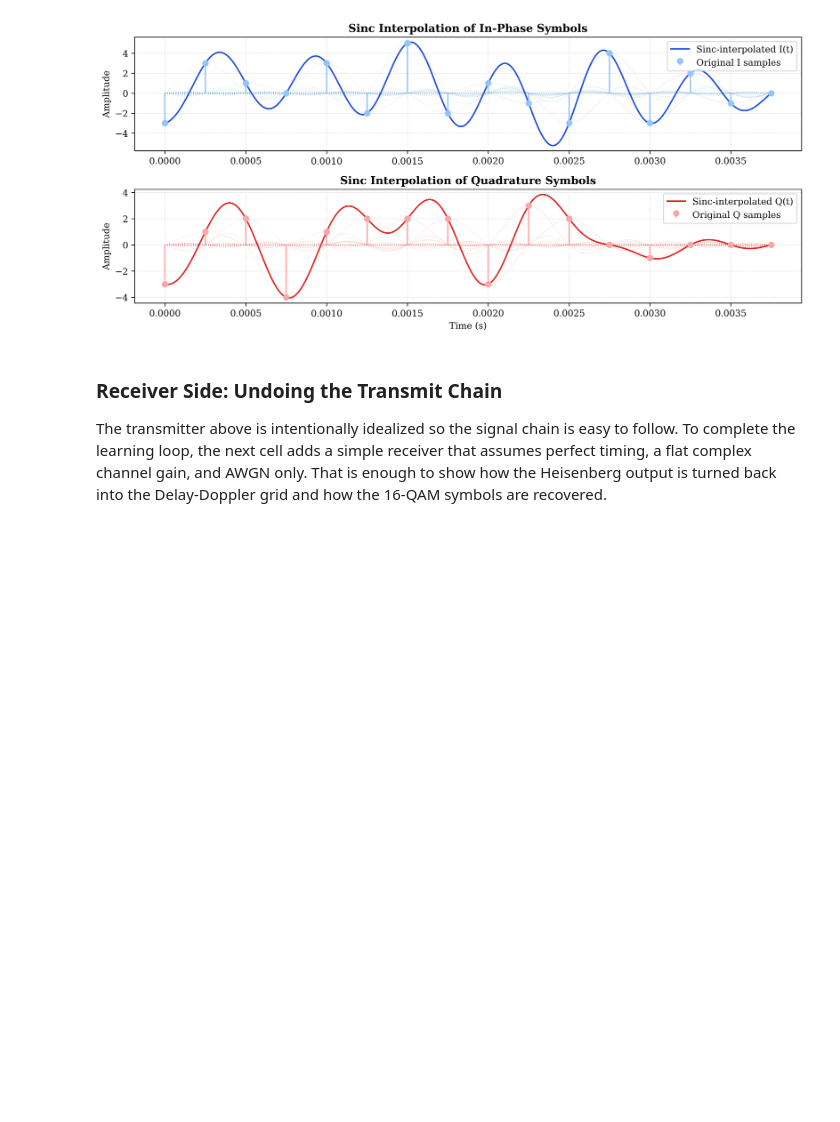
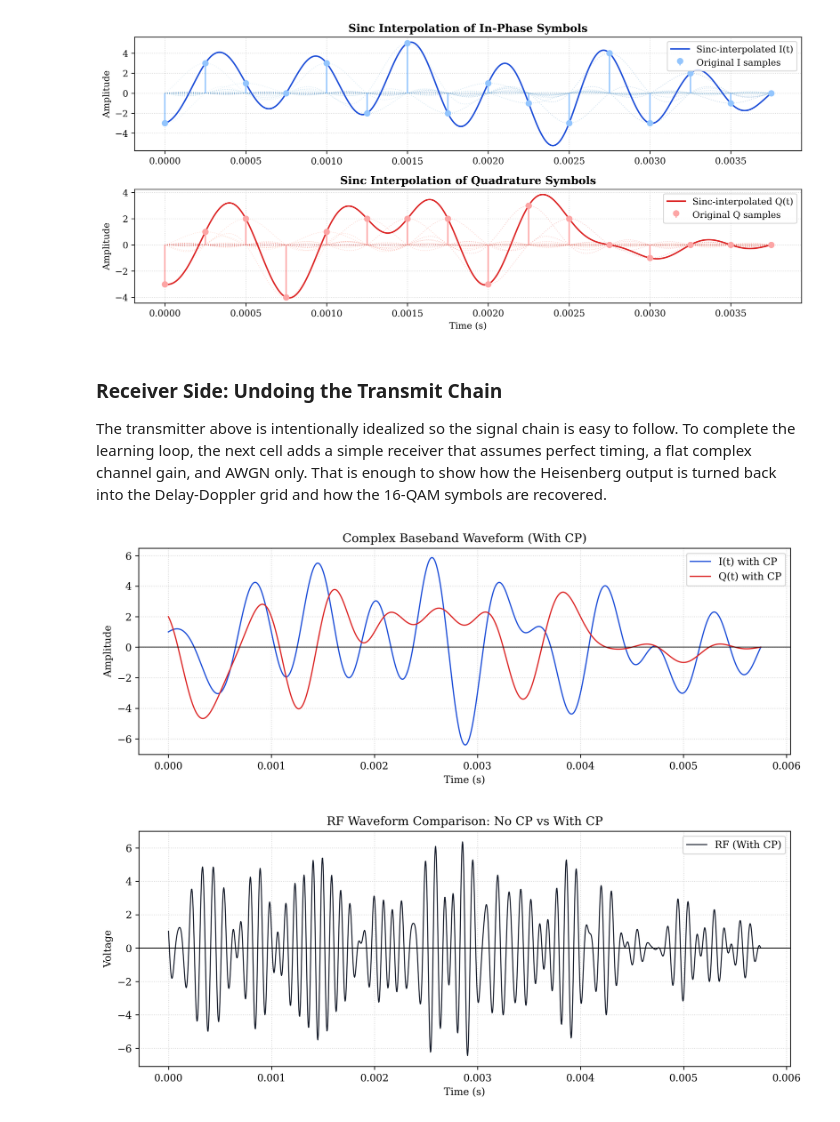
Before and after one commit to AshwinPrasanthHariharan/CCU_INTERSHIP, a Jupyter notebook: scripts/python/Tx understanding.ipynb, the cells around one changed output. Cells and saved outputs as stored; diff of their text form; code cells hidden in the pictures; blank space fills up the shorter version.

```diff
--- a/scripts/python/Tx understanding.ipynb
+++ b/scripts/python/Tx understanding.ipynb
@@ -211,0 +233,45 @@ The transmitter above is intentionally idealized so the signal chain is easy to
+# %%
+# Rebuild analog/baseband/RF for the CP-extended frame (tx_with_cp)
+num_analog_samples_cp = int(round(len(tx_with_cp) * (len(t_seconds) / len(tx_complex_samples))))
+t_analog_cp = np.linspace(0, len(tx_with_cp) - 1, num_analog_samples_cp)
+t_seconds_cp = t_analog_cp * Ts
+
+i_analog_wave_cp = np.zeros_like(t_analog_cp, dtype=float)
+q_analog_wave_cp = np.zeros_like(t_analog_cp, dtype=float)
+
+for n, symbol in enumerate(tx_with_cp):
+    basis = np.sinc(t_analog_cp - n)
+    i_analog_wave_cp += symbol.real * basis
+    q_analog_wave_cp += symbol.imag * basis
+
+complex_baseband_wave_cp = i_analog_wave_cp + 1j * q_analog_wave_cp
+rf_tx_signal_cp = np.real(complex_baseband_wave_cp * np.exp(1j * 2 * np.pi * fc * t_seconds_cp))
+
+# --------------------------------
+# 3) New RF/baseband with cyclic prefix
+# --------------------------------
+plt.figure(figsize=(10, 3.8), dpi=250)
+plt.plot(t_seconds_cp, i_analog_wave_cp, lw=1.2, label='I(t) with CP',color='#1d4ed8')
+plt.plot(t_seconds_cp, q_analog_wave_cp, lw=1.2, label='Q(t) with CP', color='#dc2626')
+plt.title('Complex Baseband Waveform (With CP)')
+plt.xlabel('Time (s)')
+plt.ylabel('Amplitude')
+plt.axhline(0, color='black', lw=0.7)
+plt.grid(True, ls=':', alpha=0.5)
+plt.legend()
+plt.tight_layout()
+plt.show()
+
+plt.figure(figsize=(10, 4.2), dpi=250)
+plt.plot(t_seconds_cp, rf_tx_signal_cp, color='#111827', lw=1.0, label='RF (With CP)')
+plt.title('RF Waveform Comparison: No CP vs With CP')
+plt.xlabel('Time (s)')
+plt.ylabel('Voltage')
+plt.axhline(0, color='black', lw=0.7)
+plt.grid(True, ls=':', alpha=0.5)
+plt.legend()
+plt.tight_layout()
+plt.show()
+# %% [output]
+[figure, added]
+[figure, added]
```
Also changed, not shown: parts of 2 cells of this notebook, 4 other files.
